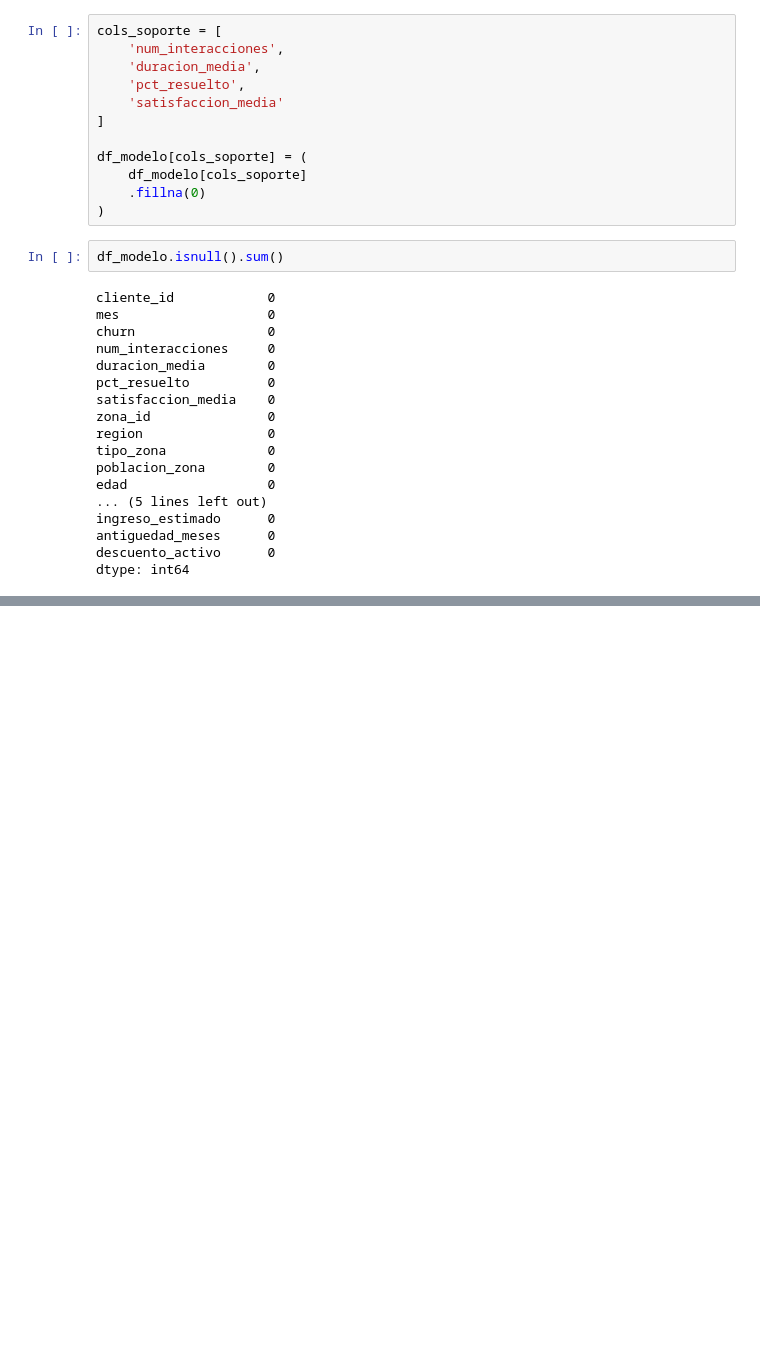
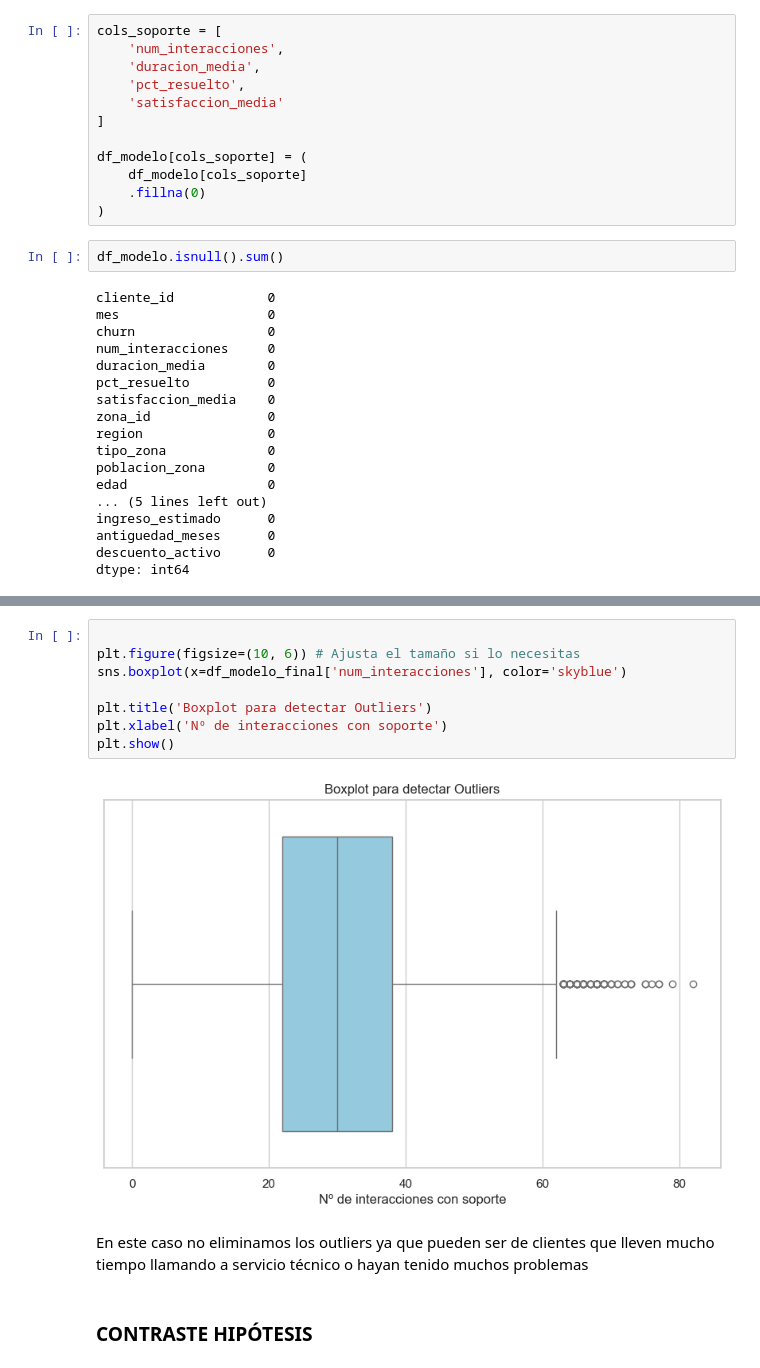
Before and after one commit to ancarmar03-create/UCV-Churn, a Jupyter notebook: notebooks/modelo1.ipynb, the cells around one changed output, grey strips where cells are left out. Saved outputs shown, nothing was run; the diff lists cells and outputs as text; blank space fills up the shorter version.

```diff
--- a/notebooks/modelo1.ipynb
+++ b/notebooks/modelo1.ipynb
@@ -421,0 +556,14 @@ dtype: int64
+# %%
+
+plt.figure(figsize=(10, 6)) # Ajusta el tamaño si lo necesitas
+sns.boxplot(x=df_modelo_final['num_interacciones'], color='skyblue')
+
+plt.title('Boxplot para detectar Outliers')
+plt.xlabel('Nº de interacciones con soporte')
+plt.show()
+# %% [output]
+[figure, added]
+# %% [markdown]
+En este caso no eliminamos los outliers ya que pueden ser de clientes que lleven mucho tiempo llamando a servicio técnico o hayan tenido muchos problemas
+# %% [markdown]
+### CONTRASTE HIPÓTESIS
```
Also changed, not shown: parts of 15 cells of this notebook.
